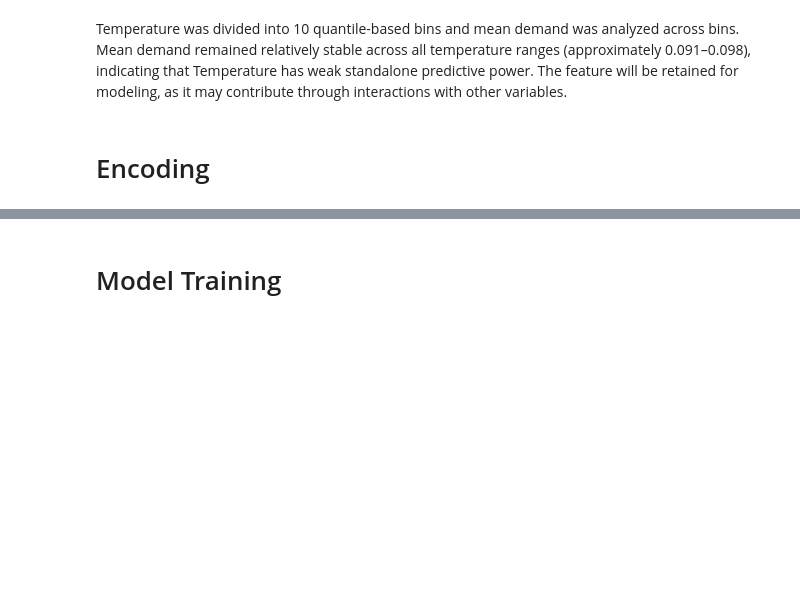
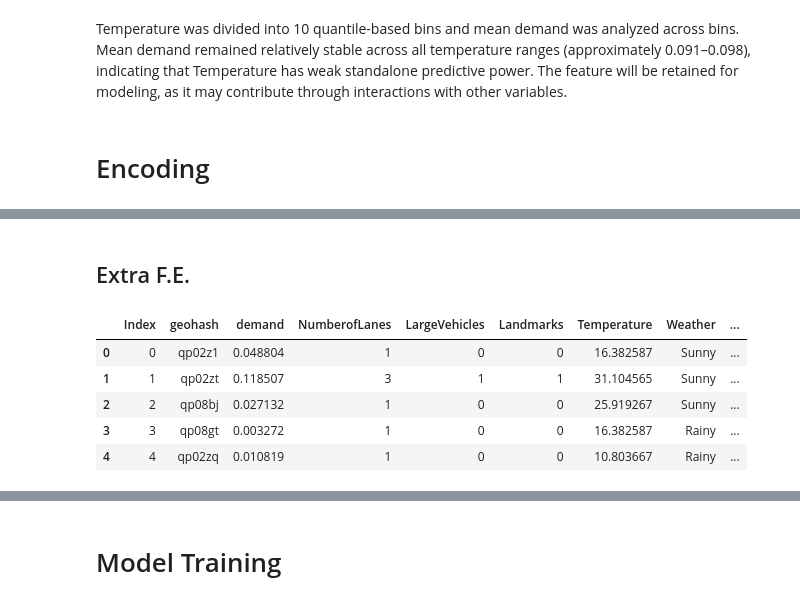
Before and after one commit to Ronitkapar/ml_notebooks, a Jupyter notebook: gridlock 2.0/mine/notebook.ipynb, the cells around one changed output, grey strips where cells are left out. Saved outputs shown, nothing was run; the diff lists cells and outputs as text; code cells hidden in the pictures; blank space fills up the shorter version.

```diff
--- a/gridlock 2.0/mine/notebook.ipynb
+++ b/gridlock 2.0/mine/notebook.ipynb
@@ -334,3 +334,28 @@ df.head()
 | 2 | 2 | qp08bj | 0.027132 | 1 | 0 | 0 | 25.919267 | Sunny | 0 | ... |
 | 3 | 3 | qp08gt | 0.003272 | 1 | 0 | 0 | 16.382587 | Rainy | 0 | ... |
 | 4 | 4 | qp02zq | 0.010819 | 1 | 0 | 0 | 10.803667 | Rainy | 0 | ... |
+# %% [markdown]
+## Extra F.E.
+# %%
+## Cyclic time feature
+
+
+# Hour cyclic encoding
+df["hour_sin"] = np.sin(2 * np.pi * df["hour"] / 24)
+df["hour_cos"] = np.cos(2 * np.pi * df["hour"] / 24)
+
+# Minute cyclic encoding
+df["minute_sin"] = np.sin(2 * np.pi * df["minute"] / 60)
+df["minute_cos"] = np.cos(2 * np.pi * df["minute"] / 60)
+
+# Optional: drop original columns
+df.drop(columns=["hour", "minute"], inplace=True)
+
+df.head()
+# %% [output]
+|  | Index | geohash | demand | NumberofLanes | LargeVehicles | Landmarks | Temperature | Weather | ... |
+| 0 | 0 | qp02z1 | 0.048804 | 1 | 0 | 0 | 16.382587 | Sunny | ... |
+| 1 | 1 | qp02zt | 0.118507 | 3 | 1 | 1 | 31.104565 | Sunny | ... |
+| 2 | 2 | qp08bj | 0.027132 | 1 | 0 | 0 | 25.919267 | Sunny | ... |
+| 3 | 3 | qp08gt | 0.003272 | 1 | 0 | 0 | 16.382587 | Rainy | ... |
+| 4 | 4 | qp02zq | 0.010819 | 1 | 0 | 0 | 10.803667 | Rainy | ... |
```
Also changed, not shown: parts of 10 cells of this notebook, 1 other file.
